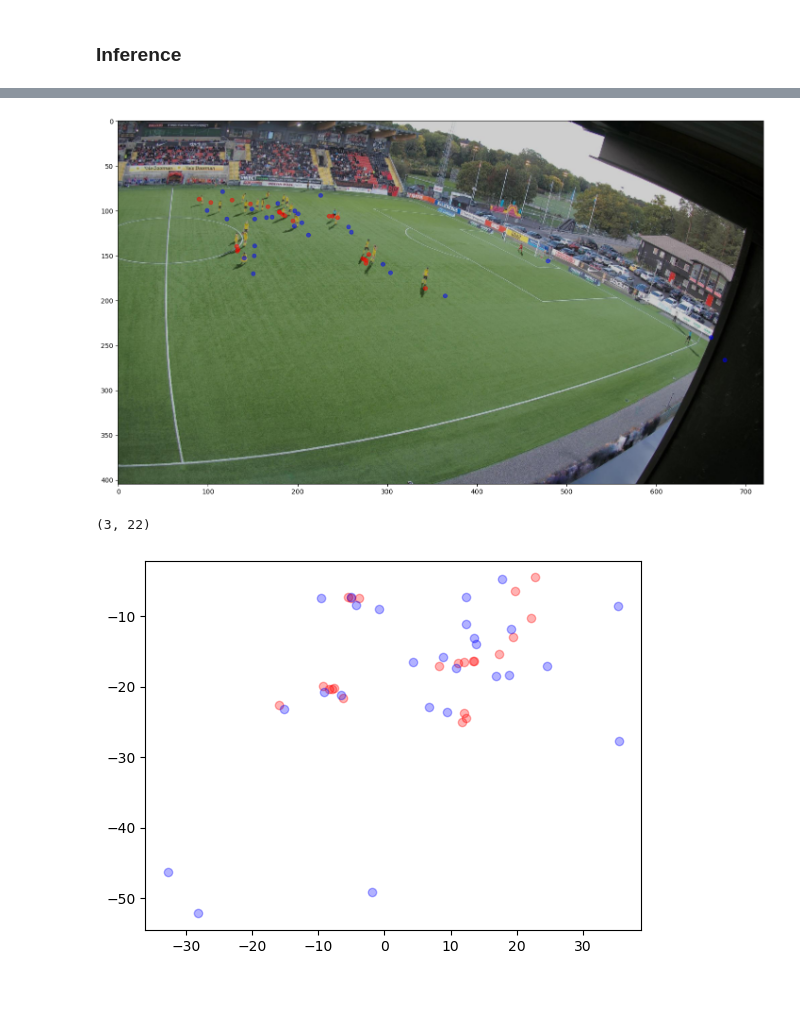
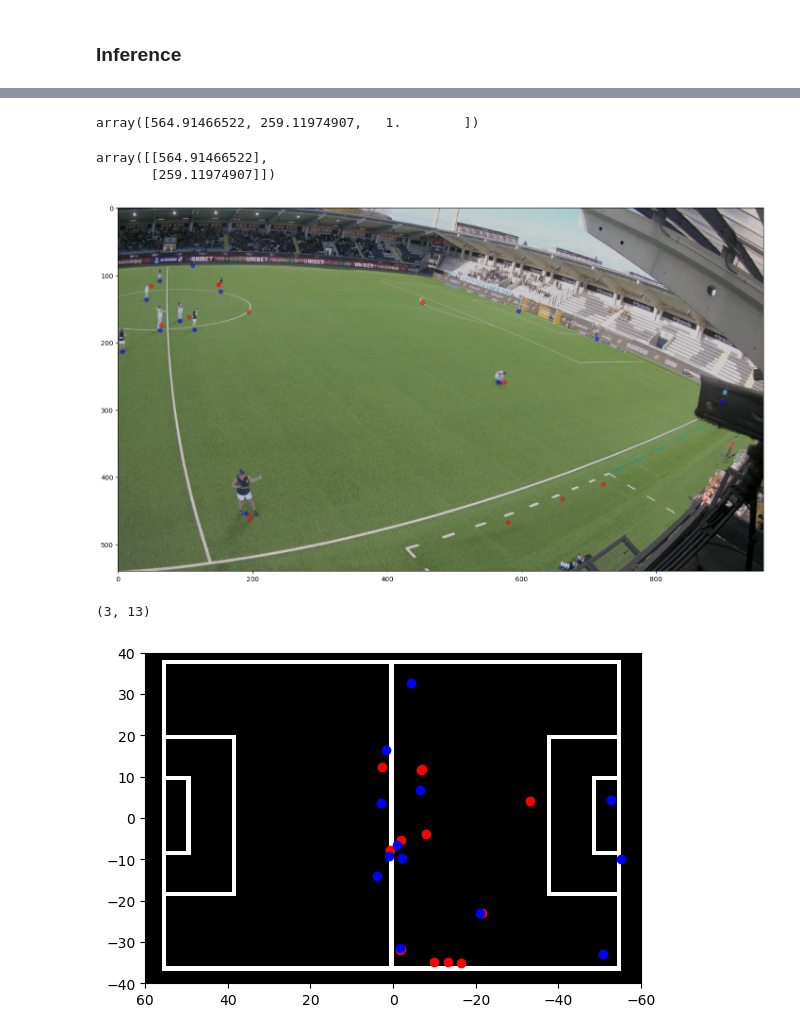
Before and after one commit to SamNguyen2k5/NUSC-ISC-FootballAnalysis, a Jupyter notebook: experiments/ex07_inference/spiideo-prediction-check.ipynb, the cells around one changed output, grey strips where cells are left out. Cells and saved outputs as stored; diff of their text form; code cells hidden in the pictures; blank space fills up the shorter version.

```diff
--- a/experiments/ex07_inference/spiideo-prediction-check.ipynb
+++ b/experiments/ex07_inference/spiideo-prediction-check.ipynb
@@ -61,7 +65,7 @@ Dataset with 9309 images.
 # %% [markdown]
 ### Inference
 # %%
-IMAGE_IDX = 402
+IMAGE_IDX = 977
 img, coco_img, coco_annot, *_ = ds[IMAGE_IDX]
 # %%
 with open(f'experiments/ex07_inference/results-test/{str(IMAGE_IDX).zfill(6)}.json') as f:
@@ -79,3 +94,12 @@ annot_keypoints = np.array([obj.keypoints[1] for obj in coco_annot])[:, :2].T
+# %%
+coco_annot[0].keypoints[1]
+# %% [output]
+array([564.91466522, 259.11974907,   1.        ])
+# %%
+annot_keypoints[:, :1]
+# %% [output]
+array([[564.91466522],
+       [259.11974907]])
 # %%
 plt.figure(figsize=(20, 10))
 plt.imshow(img)
@@ -83,15 +107,20 @@ plt.scatter(x=image_keypoints[0, :], y=image_keypoints[1, :], c='red', alpha=0.5
 plt.scatter(x=annot_keypoints[0, :], y=annot_keypoints[1, :], c='blue', alpha=0.5)
 plt.show()
 # %% [output]
-[figure, old version]
+[figure, new version]
 # %%
 world_keypoints.shape
 # annot_world_keypoints.shape
 # %% [output]
-(3, 22)
+(3, 13)
 # %%
-plt.scatter(world_keypoints[0, :], world_keypoints[1, :], c='red', alpha=0.3)
-plt.scatter(annot_world_keypoints[0, :], annot_world_keypoints[1, :], c='blue', alpha=0.3)
+fig, ax = plt.subplots()
+Pitch().plot(ax=ax, extra_space_scale=2, thickness=1, stroke_intensity=1)
+ax.scatter(world_keypoints[1, :], world_keypoints[0, :], c='red')
+ax.scatter(annot_world_keypoints[1, :], annot_world_keypoints[0, :], c='blue')
+
+plt.xlim(60, -60)
+plt.ylim(-40, 40)
 plt.show()
 # %% [output]
-[figure, old version]
+[figure, new version]
```
Also changed, not shown: parts of 4 cells of this notebook, 44 other files.
